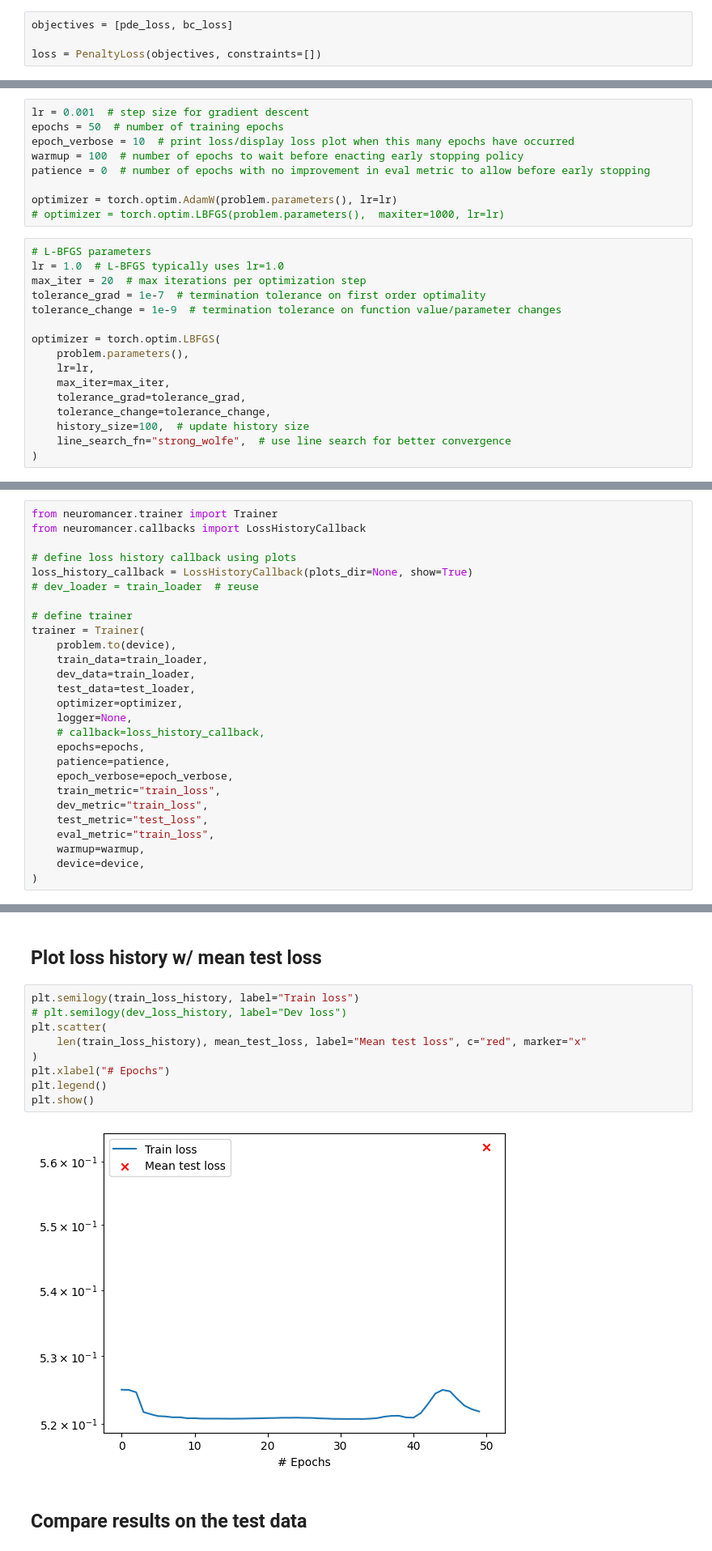
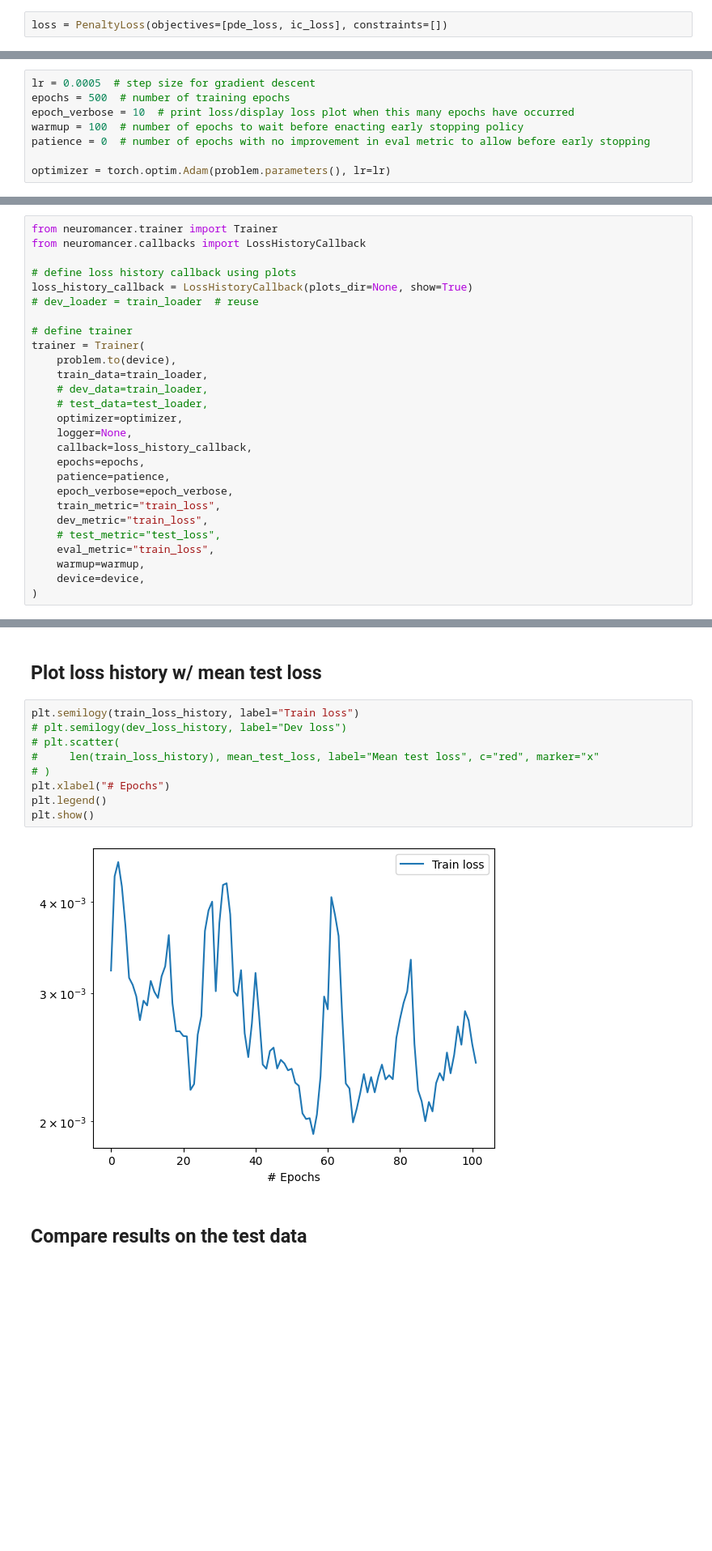
Before and after one commit to EladMichael/neuromancer, a Jupyter notebook: examples/neural_operators/Part_8_DeepONet_Advection_aligned.ipynb, the cells around one changed output, grey strips where cells are left out. Shown at 81% size. Drawn from its saved outputs; the diff is of its cells as text; blank space fills up the shorter version.

```diff
--- a/examples/neural_operators/Part_8_DeepONet_Advection_aligned.ipynb
+++ b/examples/neural_operators/Part_8_DeepONet_Advection_aligned.ipynb
@@ -477,7 +485,5 @@ torch.Size([100, 2])
 # %%
-objectives = [pde_loss, bc_loss]
-
-loss = PenaltyLoss(objectives, constraints=[])
+loss = PenaltyLoss(objectives=[pde_loss, ic_loss], constraints=[])
 # %% [markdown]
 `Problem` setup using both DeepONets is similar. The Neuromancer library gives you the choice of seamlessly adding any approximator of choice in your `Problem` framework
 # %%
@@ -492,30 +498,13 @@ problem.show()  # graphviz library needed for graph visualization
 # %% [markdown]
 ## Problem Solution in NeuroMANCER
 # %%
-lr = 0.001  # step size for gradient descent
-epochs = 50  # number of training epochs
+lr = 0.0005  # step size for gradient descent
+epochs = 500  # number of training epochs
 epoch_verbose = 10  # print loss/display loss plot when this many epochs have occurred
 warmup = 100  # number of epochs to wait before enacting early stopping policy
 patience = 0  # number of epochs with no improvement in eval metric to allow before early stopping
 
-optimizer = torch.optim.AdamW(problem.parameters(), lr=lr)
-# optimizer = torch.optim.LBFGS(problem.parameters(),  maxiter=1000, lr=lr)
+optimizer = torch.optim.Adam(problem.parameters(), lr=lr)
-# %%
-# L-BFGS parameters
-lr = 1.0  # L-BFGS typically uses lr=1.0
-max_iter = 20  # max iterations per optimization step
-tolerance_grad = 1e-7  # termination tolerance on first order optimality
-tolerance_change = 1e-9  # termination tolerance on function value/parameter changes
-
-optimizer = torch.optim.LBFGS(
-    problem.parameters(),
-    lr=lr,
-    max_iter=max_iter,
-    tolerance_grad=tolerance_grad,
-    tolerance_change=tolerance_change,
-    history_size=100,  # update history size
-    line_search_fn="strong_wolfe",  # use line search for better convergence
-)
 # %% [markdown]
 ### Construct Trainer and solve the problem
 # %%
@@ -530,17 +519,17 @@ loss_history_callback = LossHistoryCallback(plots_dir=None, show=True)
 trainer = Trainer(
     problem.to(device),
     train_data=train_loader,
-    dev_data=train_loader,
-    test_data=test_loader,
+    # dev_data=train_loader,
+    # test_data=test_loader,
     optimizer=optimizer,
     logger=None,
-    # callback=loss_history_callback,
+    callback=loss_history_callback,
     epochs=epochs,
     patience=patience,
     epoch_verbose=epoch_verbose,
     train_metric="train_loss",
     dev_metric="train_loss",
-    test_metric="test_loss",
+    # test_metric="test_loss",
     eval_metric="train_loss",
     warmup=warmup,
     device=device,
@@ -577,13 +562,13 @@ len(train_loss_history): 50
 # %%
 plt.semilogy(train_loss_history, label="Train loss")
 # plt.semilogy(dev_loss_history, label="Dev loss")
-plt.scatter(
-    len(train_loss_history), mean_test_loss, label="Mean test loss", c="red", marker="x"
-)
+# plt.scatter(
+#     len(train_loss_history), mean_test_loss, label="Mean test loss", c="red", marker="x"
+# )
 plt.xlabel("# Epochs")
 plt.legend()
 plt.show()
 # %% [output]
-[figure, old version]
+[figure, new version]
 # %% [markdown]
 ## Compare results on the test data
```
Also changed, not shown: parts of 28 cells of this notebook.
